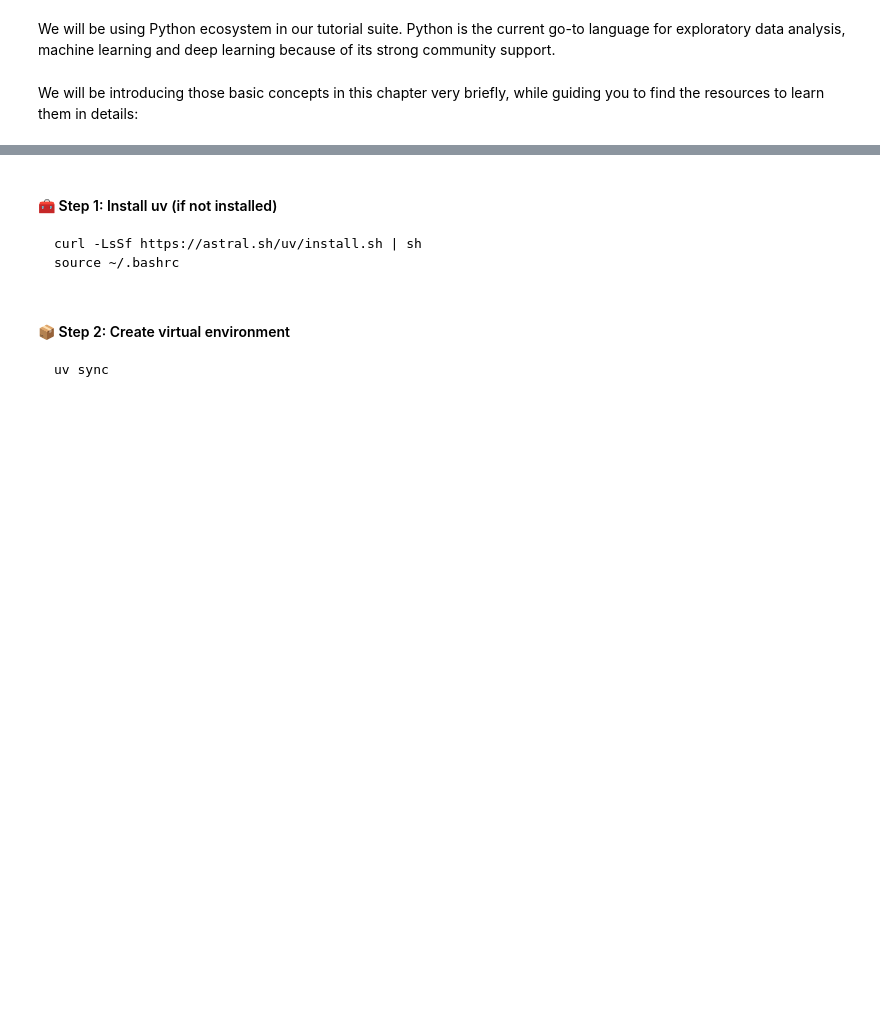
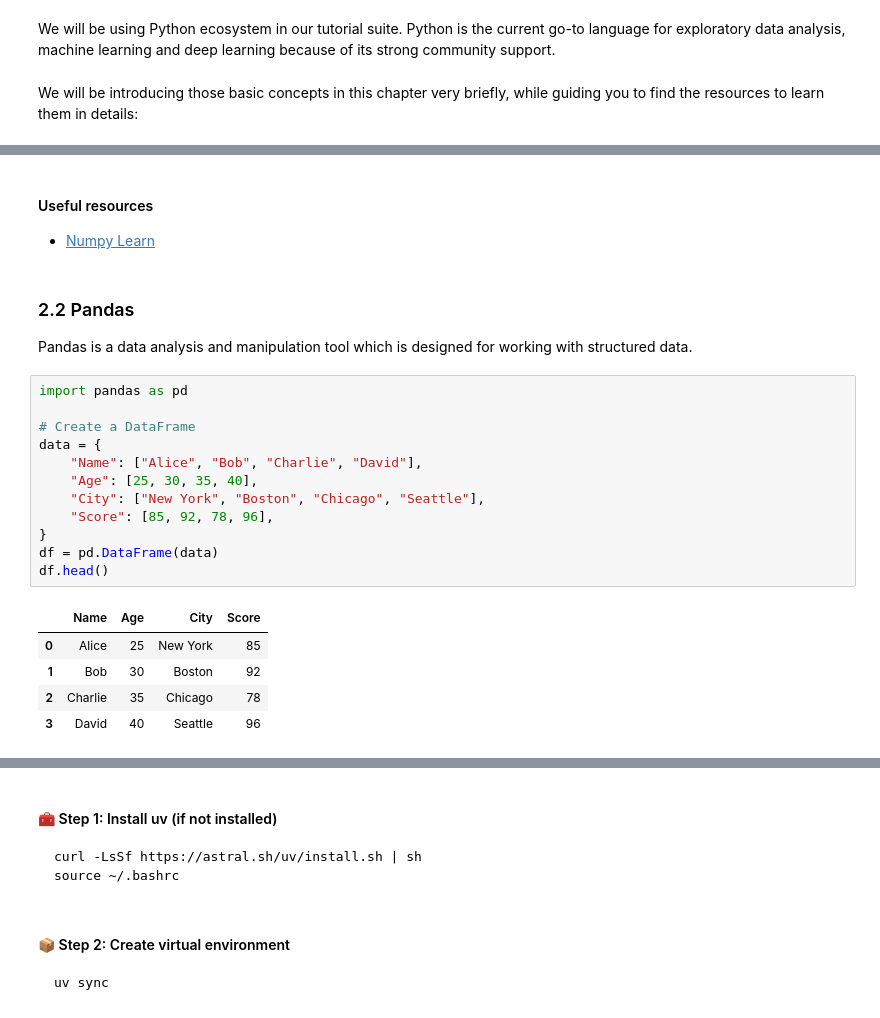
Before and after one commit to ut-vision/30min-of-deep-learning, a Jupyter notebook: 00_Prelude/index.ipynb, the cells around one changed output, grey strips where cells are left out. Saved outputs shown, nothing was run; the diff lists cells and outputs as text; blank space fills up the shorter version.

```diff
--- a/00_Prelude/index.ipynb
+++ b/00_Prelude/index.ipynb
@@ -35,0 +82,25 @@ We will give brief demo on the libraries we will be using throughout the tutoria
+# %% [markdown]
+#### Useful resources
+- [Numpy Learn](https://numpy.org/learn/)
+# %% [markdown]
+### 2.2 Pandas
+
+Pandas is a data analysis and manipulation tool which is designed for working with structured data.
+# %%
+import pandas as pd
+
+# Create a DataFrame
+data = {
+    "Name": ["Alice", "Bob", "Charlie", "David"],
+    "Age": [25, 30, 35, 40],
+    "City": ["New York", "Boston", "Chicago", "Seattle"],
+    "Score": [85, 92, 78, 96],
+}
+df = pd.DataFrame(data)
+df.head()
+# %% [output]
+|  | Name | Age | City | Score |
+| 0 | Alice | 25 | New York | 85 |
+| 1 | Bob | 30 | Boston | 92 |
+| 2 | Charlie | 35 | Chicago | 78 |
+| 3 | David | 40 | Seattle | 96 |
```
Also changed, not shown: parts of 20 cells of this notebook, 2 other files.
